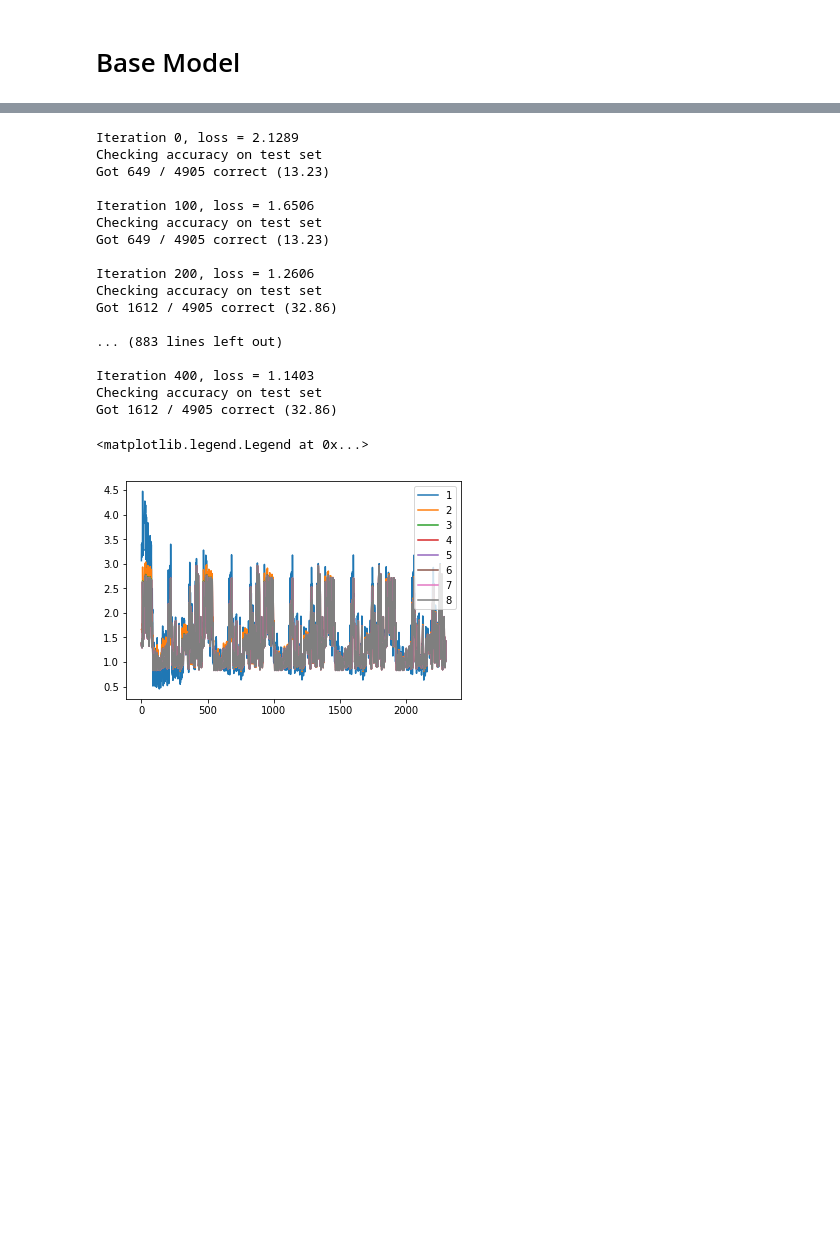
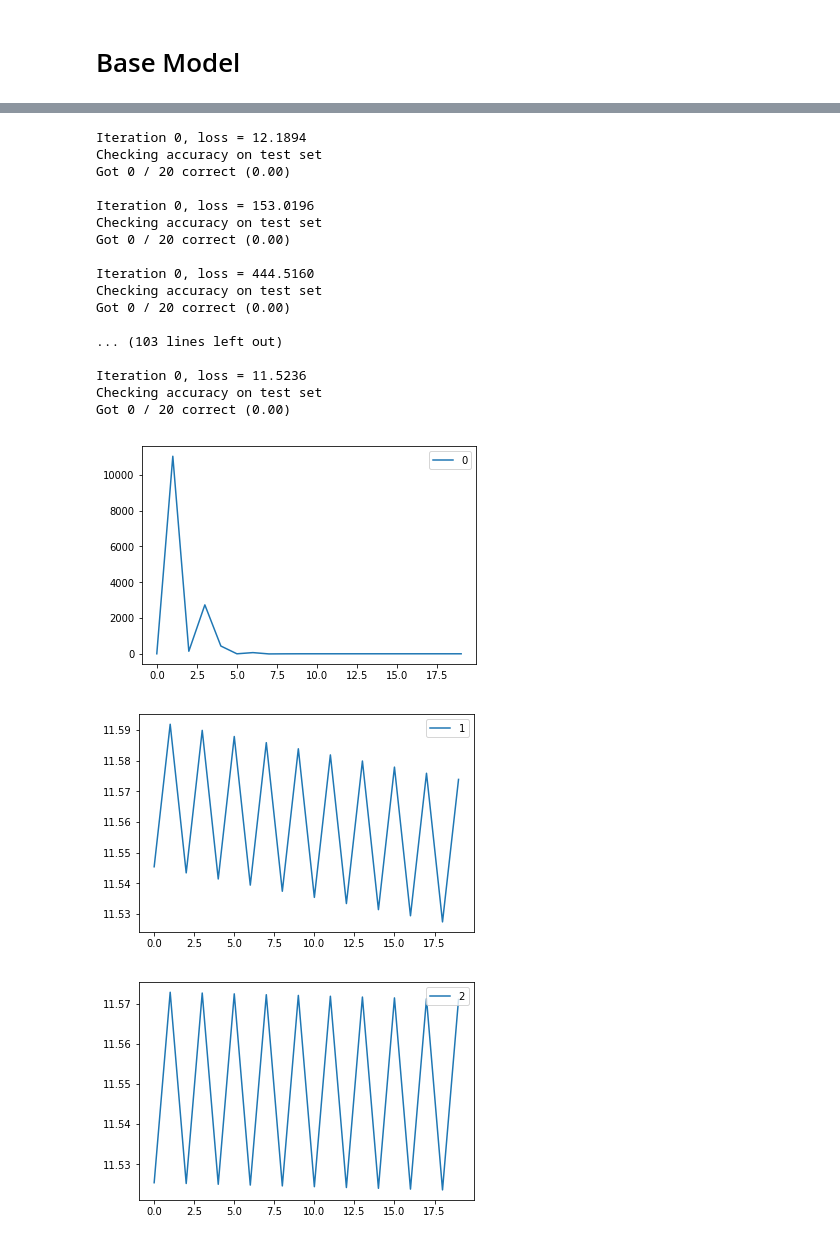
Before and after one commit to bcasares/cs231n_project, a Jupyter notebook: notebooks/BaseModel.ipynb, the cells around one changed output, grey strips where cells are left out. Saved outputs shown, nothing was run; the diff lists cells and outputs as text; code cells hidden in the pictures; blank space fills up the shorter version.

Commit message:
looking at smaller portions of the data

```diff
--- a/notebooks/BaseModel.ipynb
+++ b/notebooks/BaseModel.ipynb
@@ -71,7 +72,8 @@ class HOUSEDataset(Dataset):
         self.filenames = [os.path.join(data_dir, f) for f in self.filenames if f.endswith('.jpg')]
 
         # self.labels = [int(os.path.split(filename)[-1][0]) for filename in self.filenames]
-        self.labels = self.getImagesLabel()
+        self.labels = self.getImagesLabel(y_id="log_total_value")
+#         print(self.labels)
         self.transform = transform
         self.train = train
 
@@ -97,7 +99,8 @@ class HOUSEDataset(Dataset):
         """
         image = Image.open(self.filenames[idx])  # PIL image
         image = self.transform(image)
-        return image, self.labels[idx]
+        label = self.labels[idx]
+        return image, label
 
 
 def fetch_dataloader(types, data_dir, params):
@@ -173,9 +176,9 @@ class Params():
 params = Params(json_path)
 params.cuda = torch.cuda.is_available()
 # %%
-loader_train = fetch_dataloader("train", "data/HOUSES_SPLIT_64_64", params)["train"]
-loader_val = fetch_dataloader("val", "data/HOUSES_SPLIT_64_64", params)["val"]
-loader_test = fetch_dataloader("val", "data/HOUSES_SPLIT_64_64", params)["test"]
+loader_train = fetch_dataloader("train", "data/HOUSES_SPLIT_SMALL", params)["train"]
+loader_val = fetch_dataloader("val", "data/HOUSES_SPLIT_SMALL", params)["val"]
+loader_test = fetch_dataloader("test", "data/HOUSES_SPLIT_SMALL", params)["test"]
 # %%
 USE_GPU = True
 
@@ -271,10 +274,13 @@ def train_part34(model, optimizer, epochs=1):
         for t, (x, y) in enumerate(loader_train):
             model.train()  # put model to training mode
             x = x.to(device=device, dtype=dtype)  # move to device, e.g. GPU
-            y = y.to(device=device, dtype=torch.long)
+            y = y.to(device=device, dtype=torch.float)
 
             scores = model(x)
-            loss = F.cross_entropy(scores, y)
+#             print(scores)
+#             print(y)
+            loss = F.smooth_l1_loss(scores, y)
+#             loss = F.cross_entropy(scores, y)
             losses.append(loss.item())
 
             # Zero out all of the gradients for the variables which the optimizer
@@ -315,41 +321,45 @@ def train_part34(model, optimizer, epochs=1):
 
 # losses = train_part34(model, optimizer, epochs=1)
 # %%
-learning_rates = [1e-1, 1e-2, 1e-3, 1e-4, 1e-5, 1e-6, 1e-7, 1e-8, 1e-9]
-# learning_rates = [1e-3, 5e-4]
+# learning_rates = [1e-2, 1e-2, 1e-3, 1e-4, 1e-5, 1e-6, 1e-7, 1e-8, 1e-9]
+# learning_rates = [1e-2, 2.5e-2, 5e-2, 7.5e-2,
+#                   1e-3, 2.5e-3, 5e-3, 7.5e-3,
+#                   1e-4, 2.5e-4, 5e-4, 7.5e-4,
+#                   1e-5, 2.5e-5, 5e-5, 7.5e-5,]
+learning_rates = [1e-3]
 channel_1 = 32
 channel_2 = 16
 
-model = ThreeLayerConvNet(3, channel_1, channel_2, 6)
+model = ThreeLayerConvNet(3, channel_1, channel_2, 1)
 losses_model = []
 for learning_rate in learning_rates:
     optimizer = optim.Adam(model.parameters(), lr=learning_rate)
-    losses = train_part34(model, optimizer, epochs=5)
+    losses = train_part34(model, optimizer, epochs=10)
     losses_model.append(losses)
 # %% [output]
-Iteration 0, loss = 2.1289
+Iteration 0, loss = 12.1894
 Checking accuracy on test set
-Got 649 / 4905 correct (13.23)
+Got 0 / 20 correct (0.00)
 
-Iteration 100, loss = 1.6506
+Iteration 0, loss = 153.0196
 Checking accuracy on test set
-Got 649 / 4905 correct (13.23)
+Got 0 / 20 correct (0.00)
 
-Iteration 200, loss = 1.2606
+Iteration 0, loss = 444.5160
 Checking accuracy on test set
-Got 1612 / 4905 correct (32.86)
+Got 0 / 20 correct (0.00)
 
-... (883 lines left out)
+... (103 lines left out)
 
-Iteration 400, loss = 1.1403
+Iteration 0, loss = 11.5236
 Checking accuracy on test set
-Got 1612 / 4905 correct (32.86)
+Got 0 / 20 correct (0.00)
 # %%
 for i, losses in enumerate(losses_model):
-    if i == 0:
-        continue
+    plt.figure()
     plt.plot(losses, label = str(i))
-plt.legend(loc="upper right")
+    plt.legend(loc="upper right")
 # %% [output]
-<matplotlib.legend.Legend at 0x...>
-[figure, old version]
+[figure, new version]
+[figure, added]
+[figure, added]
```
Also changed, not shown: parts of 2 cells of this notebook, 2 other files.
